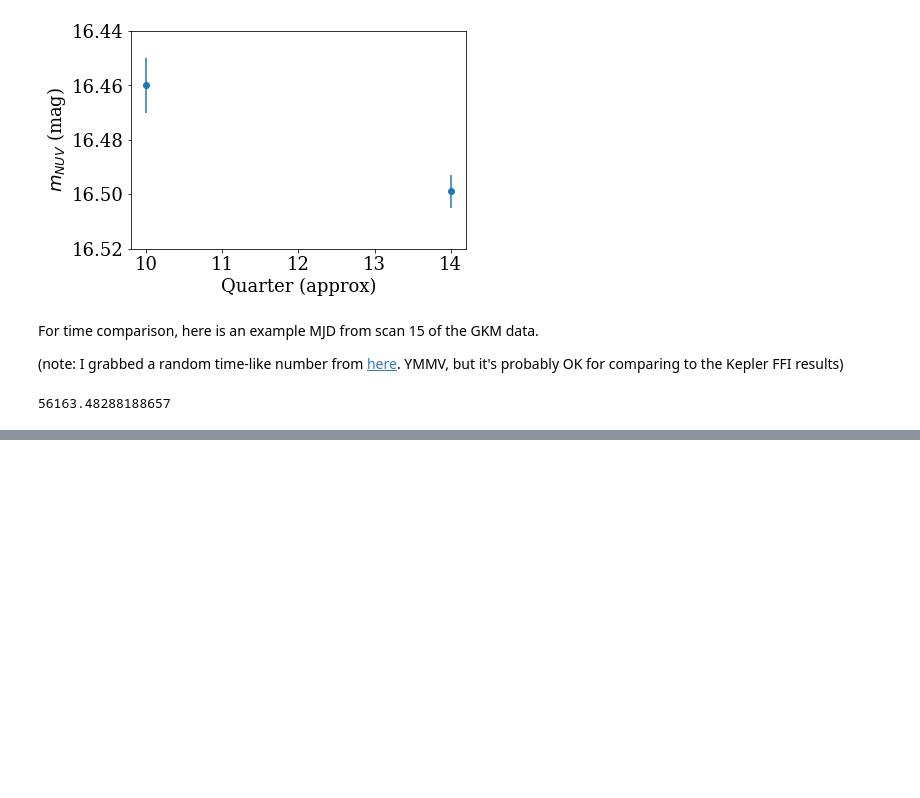
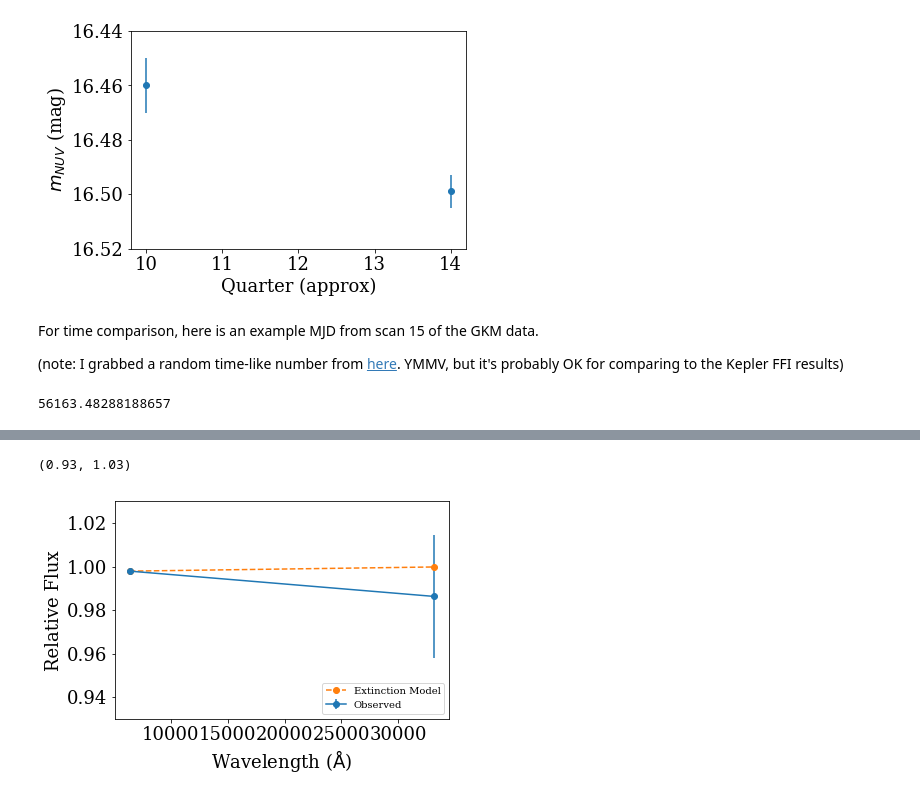
Before and after one commit to jradavenport/GALEX_Boyajian, a Jupyter notebook: explore.ipynb, the cells around one changed output, grey strips where cells are left out. Cells and saved outputs as stored; diff of their text form; code cells hidden in the pictures; blank space fills up the shorter version.

```diff
--- a/explore.ipynb
+++ b/explore.ipynb
@@ -317,0 +351,12 @@ plt.legend?
+# %%
+plt.errorbar([wave_Kep, wave_W1], [1-frac_kep_w, wise_flux[1]], yerr=[0, np.sqrt(np.sum(wise_err**2))],
+             label='Observed', marker='o')
+plt.plot([wave_Kep, wave_W1], [1-frac_kep_w, frac_w1], '--o', label='Extinction Model')
+plt.legend(fontsize=10, loc='lower right')
+plt.xlabel(r'Wavelength ($\rm\AA$)')
+plt.ylabel('Relative Flux')
+plt.ylim(0.93,1.03)
+# plt.savefig(target+'_extinction_model_2.png', dpi=150, bbox_inches='tight', pad_inches=0.25)
+# %% [output]
+(0.93, 1.03)
+[figure, added]
```
Also changed, not shown: parts of 12 cells of this notebook.
